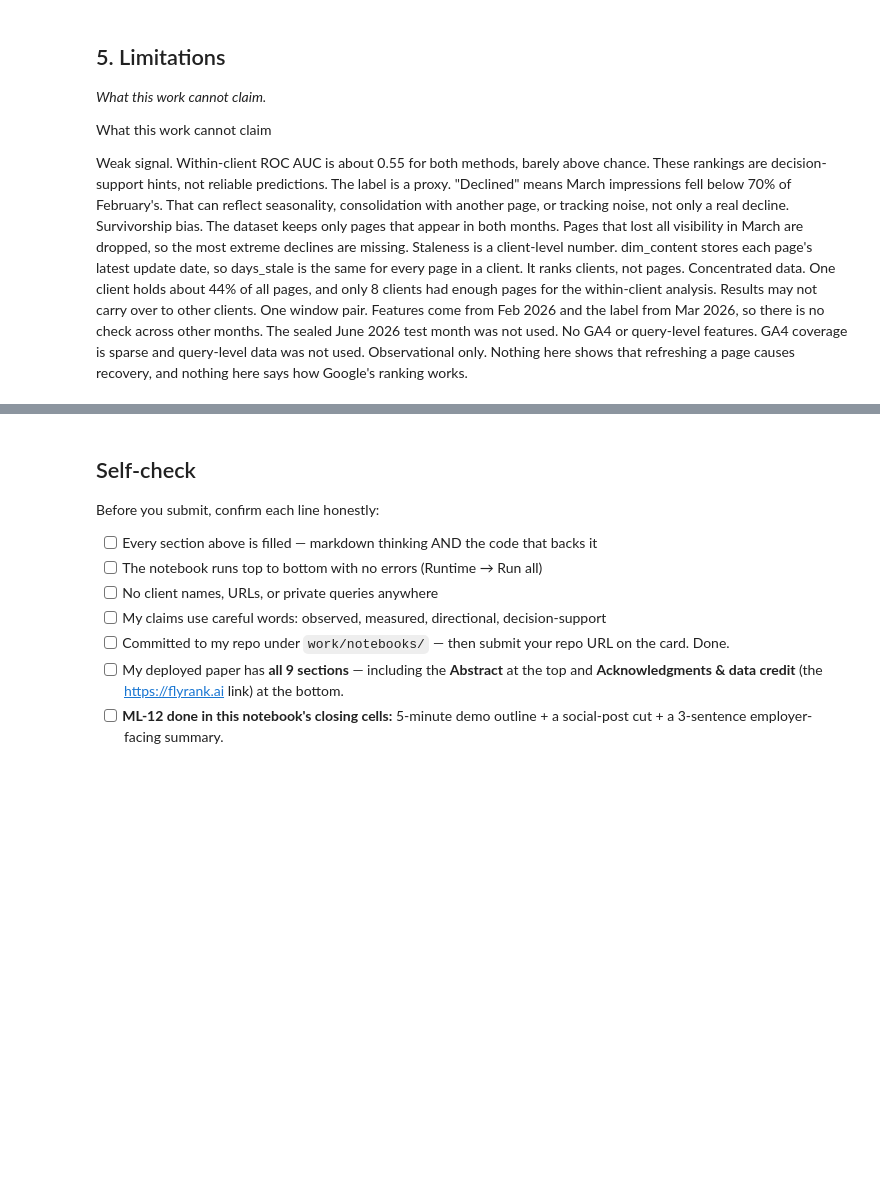
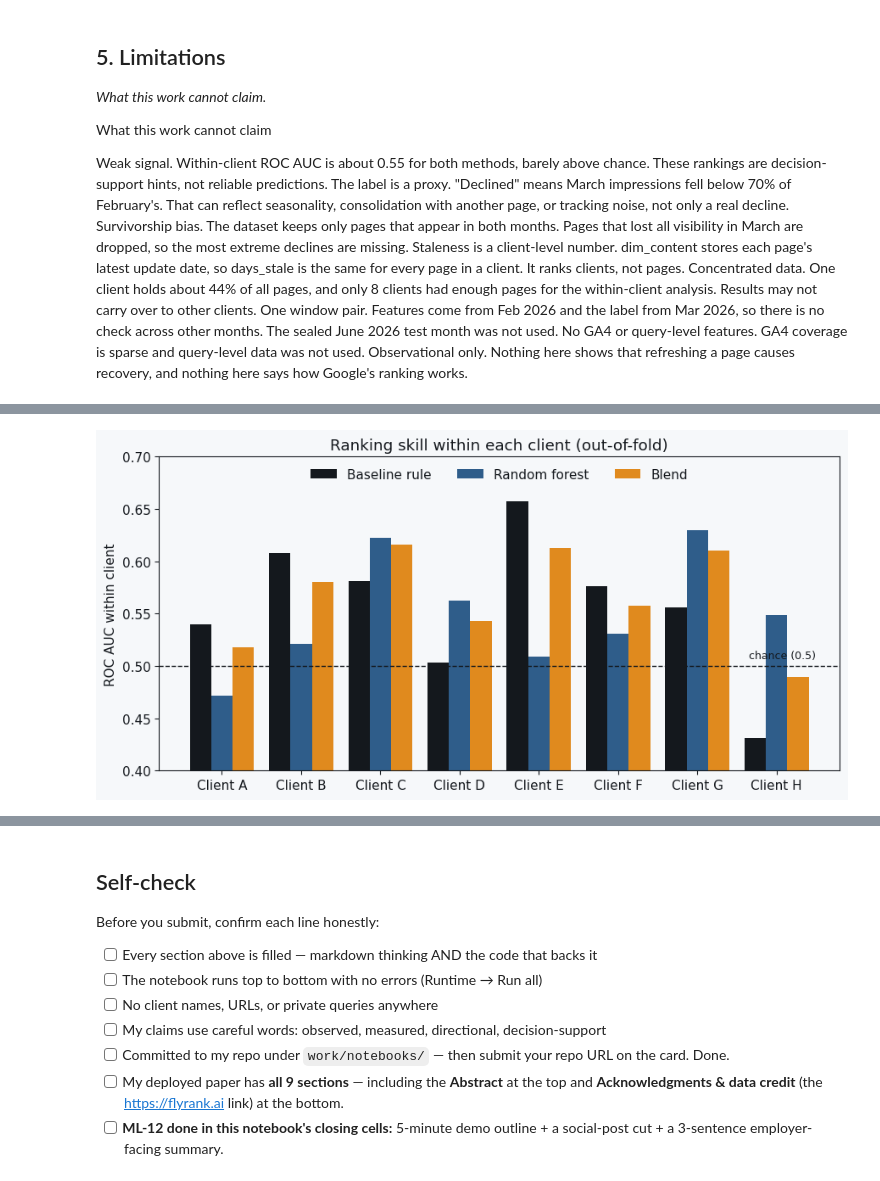
Before and after one commit to codingsheep17/flyrank-ml-internship, a Jupyter notebook: work/notebooks/capstone.ipynb, the cells around one changed output, grey strips where cells are left out. Saved outputs shown, nothing was run; the diff lists cells and outputs as text; code cells hidden in the pictures; blank space fills up the shorter version.

```diff
--- a/work/notebooks/capstone.ipynb
+++ b/work/notebooks/capstone.ipynb
@@ -385,0 +468,87 @@ Observational only. Nothing here shows that refreshing a page causes recovery, a
+# %%
+import matplotlib.pyplot as plt
+import json, os, shutil
+
+BLUE, AMBER, INK, BG = "#2F5D8A", "#E08A1E", "#14181D", "#F6F8FA"
+os.makedirs("work/outputs/figures", exist_ok=True)
+plt.rcParams.update({
+    "figure.facecolor": BG, "axes.facecolor": BG, "axes.edgecolor": INK,
+    "text.color": INK, "axes.labelcolor": INK, "xtick.color": INK,
+    "ytick.color": INK, "font.size": 11,
+})
+
+# Within-client table (now including the blend), with stable anonymous labels
+rows, letter = [], {}
+for cid, g in d.groupby("client_hash_id"):
+    pos = g["y"].sum()
+    if len(g) >= 100 and pos >= 10 and (len(g) - pos) >= 10:
+        name = f"Client {chr(65 + len(rows))}"
+        letter[cid] = name
+        rows.append({
+            "client": name, "pages": len(g),
+            "baseline": roc_auc_score(g["y"], g["baseline_score"]),
+            "forest": roc_auc_score(g["y"], g["rf_oof"]),
+            "blend": roc_auc_score(g["y"], g["blend"]),
+        })
+w = pd.DataFrame(rows)
+
+# Figure 1: within-client ranking skill
+fig, ax = plt.subplots(figsize=(9, 4.5))
+x = np.arange(len(w)); bw = 0.27
+ax.bar(x - bw, w["baseline"], bw, label="Baseline rule", color=INK)
+ax.bar(x, w["forest"], bw, label="Random forest", color=BLUE)
+ax.bar(x + bw, w["blend"], bw, label="Blend", color=AMBER)
+ax.axhline(0.5, color=INK, linestyle="--", linewidth=1)
+ax.text(len(w) - 0.5, 0.505, "chance (0.5)", ha="right", va="bottom", fontsize=9)
+ax.set_xticks(x); ax.set_xticklabels(w["client"])
+ax.set_ylim(0.4, 0.7); ax.set_ylabel("ROC AUC within client")
+ax.set_title("Ranking skill within each client (out-of-fold)")
+ax.legend(frameon=False, ncol=3, loc="upper center")
+plt.tight_layout(); plt.savefig("work/outputs/figures/fig1_within_client_auc.png", dpi=200); plt.show()
+
+# Figure 2: client concentration
+counts = d.groupby("client_hash_id").size().sort_values(ascending=False)
+top = counts.head(5)
+labels = [letter.get(c, "Other client") for c in top.index]
+rest = counts.iloc[5:].sum()
+vals = list(top.values / counts.sum() * 100) + [rest / counts.sum() * 100]
+labels = labels + [f"Remaining {len(counts) - 5} clients"]
+fig, ax = plt.subplots(figsize=(9, 4))
+ax.barh(labels[::-1], vals[::-1], color=BLUE)
+ax.set_xlabel("Share of all pages (%)")
+ax.set_title("Data is concentrated in a few clients")
+plt.tight_layout(); plt.savefig("work/outputs/figures/fig2_client_concentration.png", dpi=200); plt.show()
+
+# Figure 3: decline rate in the review queue
+groups = [("All pages", d["y"].mean(), len(d)), ("Review queue", queue["y"].mean(), len(queue))]
+for code, g in queue.groupby("reason_code"):
+    groups.append((code, g["y"].mean(), len(g)))
+names = [f"{n}\n(n={c:,})" for n, _, c in groups]
+rates = [r * 100 for _, r, _ in groups]
+colors = [INK, AMBER] + [BLUE] * (len(groups) - 2)
+fig, ax = plt.subplots(figsize=(9, 4.5))
+ax.bar(names, rates, color=colors)
+ax.set_ylabel("Share that declined next month (%)")
+ax.set_title("Queued pages declined more often than pages overall")
+plt.xticks(fontsize=9)
+plt.tight_layout(); plt.savefig("work/outputs/figures/fig3_queue_decline_rate.png", dpi=200); plt.show()
+
+# Key numbers for the paper
+summary = {
+    "pages": int(len(d)), "clients": int(d["client_hash_id"].nunique()),
+    "base_rate": round(float(d["y"].mean()), 3),
+    "within_client_auc": {k: round(float(w[k].mean()), 3) for k in ["baseline", "forest", "blend"]},
+    "queue_size": int(len(queue)), "queue_decline_rate": round(float(queue["y"].mean()), 3),
+    "queue_by_reason": {n: {"pages": int(c), "decline_rate": round(float(r), 3)} for n, r, c in groups[2:]},
+}
+with open("work/outputs/paper_numbers.json", "w") as f:
+    json.dump(summary, f, indent=2)
+print(json.dumps(summary, indent=2))
+
+# Zip the figures + numbers so you can download them (Colab storage is temporary)
+shutil.copy("work/outputs/paper_numbers.json", "work/outputs/figures/paper_numbers.json")
+shutil.make_archive("capstone_figures", "zip", "work/outputs/figures")
+from google.colab import files
+files.download("capstone_figures.zip")
+# %% [output]
+[figure, added]
```
Also changed, not shown: parts of 4 cells of this notebook.
